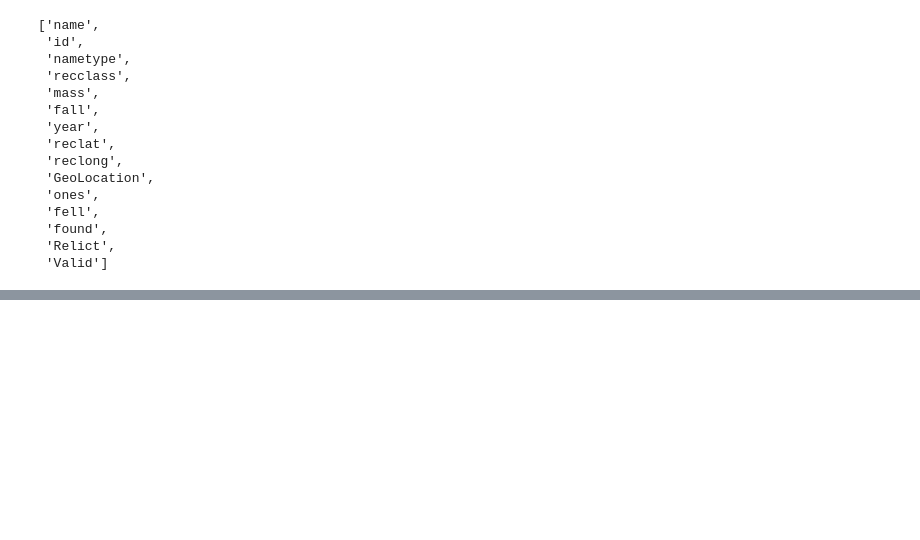
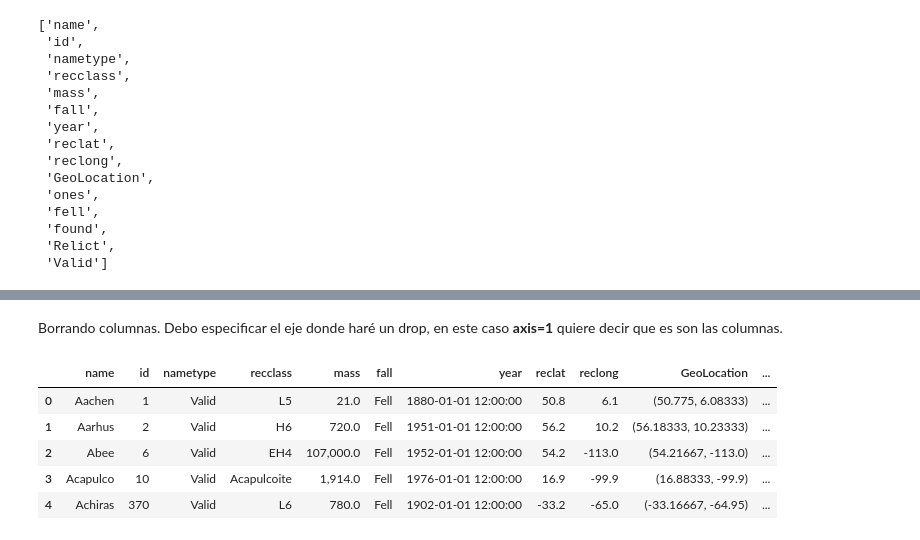
Before and after one commit to francomanca93/analisis-de-datos, a Jupyter notebook: 2-Funcionalidades-basicas-de-pandas/7_Tipos_de_datos.ipynb, the cells around one changed output, grey strips where cells are left out. Drawn from its saved outputs; the diff is of its cells as text; code cells hidden in the pictures; blank space fills up the shorter version.

```diff
--- a/2-Funcionalidades-basicas-de-pandas/7_Tipos_de_datos.ipynb
+++ b/2-Funcionalidades-basicas-de-pandas/7_Tipos_de_datos.ipynb
@@ -482,0 +505,2 @@ list(df_meteorites)
+# %% [markdown]
+Borrando columnas. Debo especificar el eje donde haré un drop, en este caso **axis=1** quiere decir que es son las columnas.
@@ -482,0 +509,9 @@ list(df_meteorites)
+# %%
+df_meteorites.head(5)
+# %% [output]
+|  | name | id | nametype | recclass | mass | fall | year | reclat | reclong | GeoLocation | ... |
+| 0 | Aachen | 1 | Valid | L5 | 21.0 | Fell | 1880-01-01 12:00:00 | 50.8 | 6.1 | (50.775, 6.08333) | ... |
+| 1 | Aarhus | 2 | Valid | H6 | 720.0 | Fell | 1951-01-01 12:00:00 | 56.2 | 10.2 | (56.18333, 10.23333) | ... |
+| 2 | Abee | 6 | Valid | EH4 | 107,000.0 | Fell | 1952-01-01 12:00:00 | 54.2 | -113.0 | (54.21667, -113.0) | ... |
+| 3 | Acapulco | 10 | Valid | Acapulcoite | 1,914.0 | Fell | 1976-01-01 12:00:00 | 16.9 | -99.9 | (16.88333, -99.9) | ... |
+| 4 | Achiras | 370 | Valid | L6 | 780.0 | Fell | 1902-01-01 12:00:00 | -33.2 | -65.0 | (-33.16667, -64.95) | ... |
```
Also changed, not shown: parts of 11 cells of this notebook.
